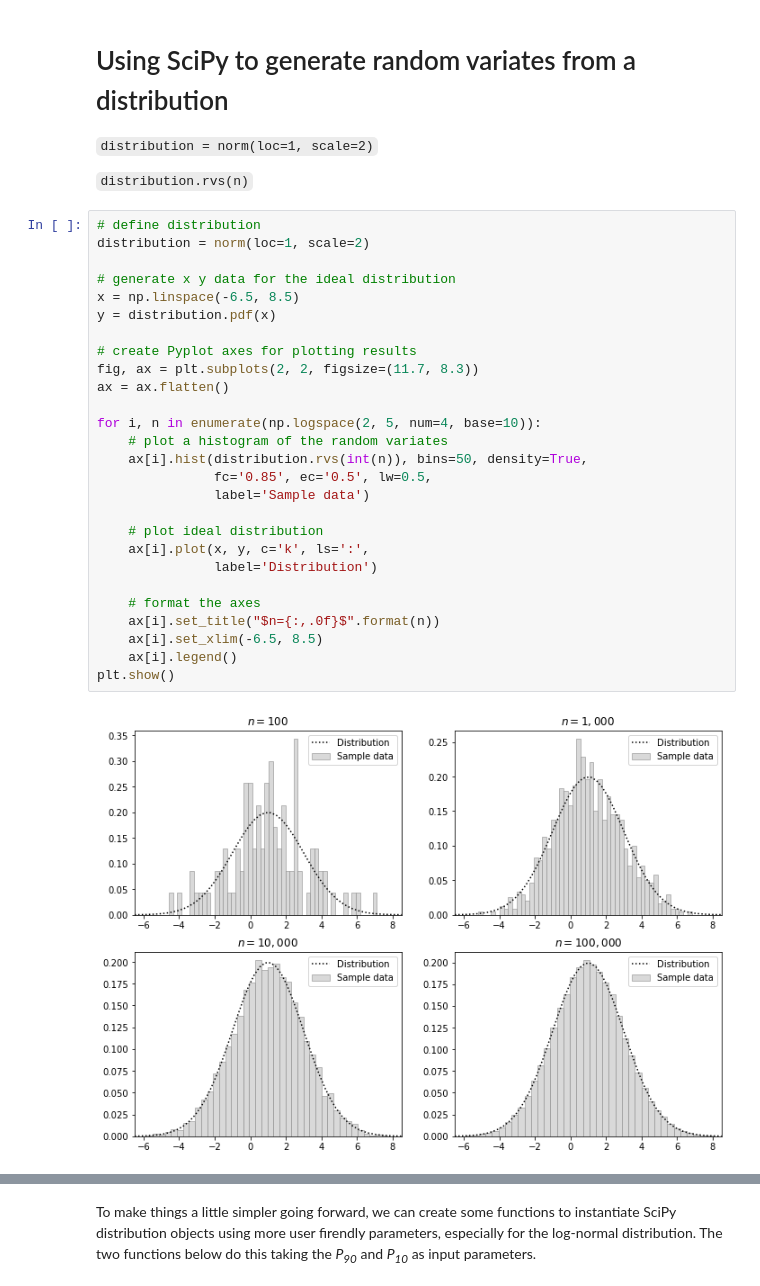
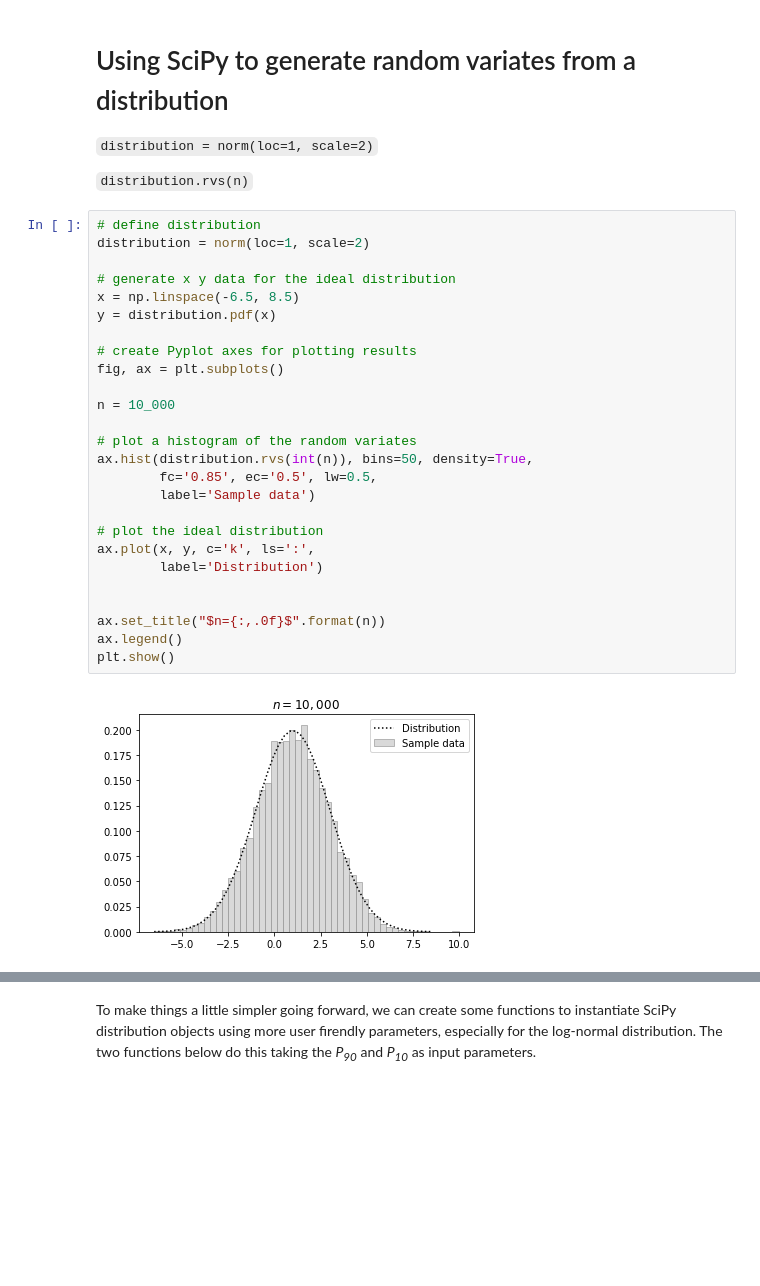
Before and after one commit to dlodola/public, a Jupyter notebook: jupyter/MonteCarlo-Part1.ipynb, the cells around one changed output, grey strips where cells are left out. Drawn from its saved outputs; the diff is of its cells as text; blank space fills up the shorter version.

```diff
--- a/jupyter/MonteCarlo-Part1.ipynb
+++ b/jupyter/MonteCarlo-Part1.ipynb
@@ -41,31 +41,30 @@ random variates method [*rvs( )*](https://docs.scipy.org/doc/scipy/reference/gen
 # %%
 # define distribution
 distribution = norm(loc=1, scale=2)
 
 # generate x y data for the ideal distribution
 x = np.linspace(-6.5, 8.5)
 y = distribution.pdf(x)
 
 # create Pyplot axes for plotting results
-fig, ax = plt.subplots(2, 2, figsize=(11.7, 8.3))
-ax = ax.flatten()
+fig, ax = plt.subplots()
 
-for i, n in enumerate(np.logspace(2, 5, num=4, base=10)):
-    # plot a histogram of the random variates
-    ax[i].hist(distribution.rvs(int(n)), bins=50, density=True,
-               fc='0.85', ec='0.5', lw=0.5,
-               label='Sample data')
+n = 10_000
 
-    # plot ideal distribution
-    ax[i].plot(x, y, c='k', ls=':',
-               label='Distribution')
+# plot a histogram of the random variates
+ax.hist(distribution.rvs(int(n)), bins=50, density=True,
+        fc='0.85', ec='0.5', lw=0.5,
+        label='Sample data')
 
-    # format the axes
-    ax[i].set_title("$n={:,.0f}$".format(n))
-    ax[i].set_xlim(-6.5, 8.5)
-    ax[i].legend()
+# plot the ideal distribution
+ax.plot(x, y, c='k', ls=':',
+        label='Distribution')
+
+
+ax.set_title("$n={:,.0f}$".format(n))
+ax.legend()
 plt.show()
 # %% [output]
-[figure, old version]
+[figure, new version]
 # %%
 %%timeit
```
Also changed, not shown: parts of 16 cells of this notebook.
